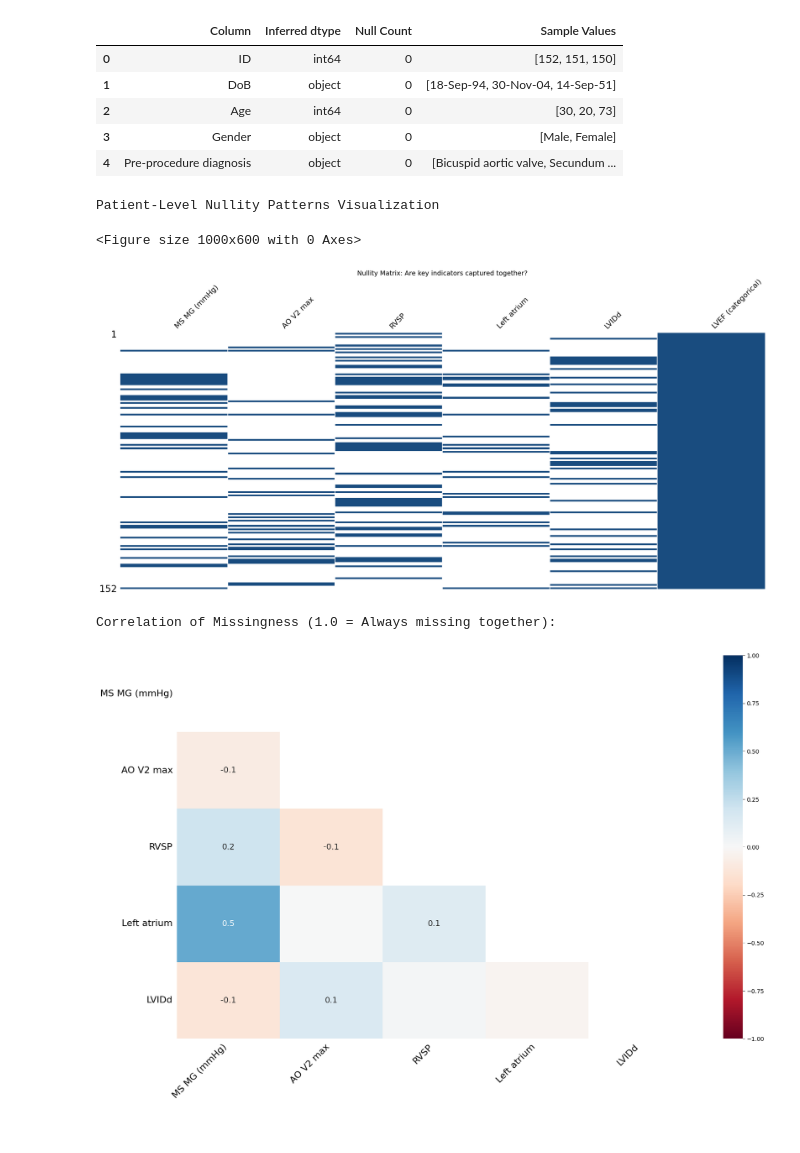
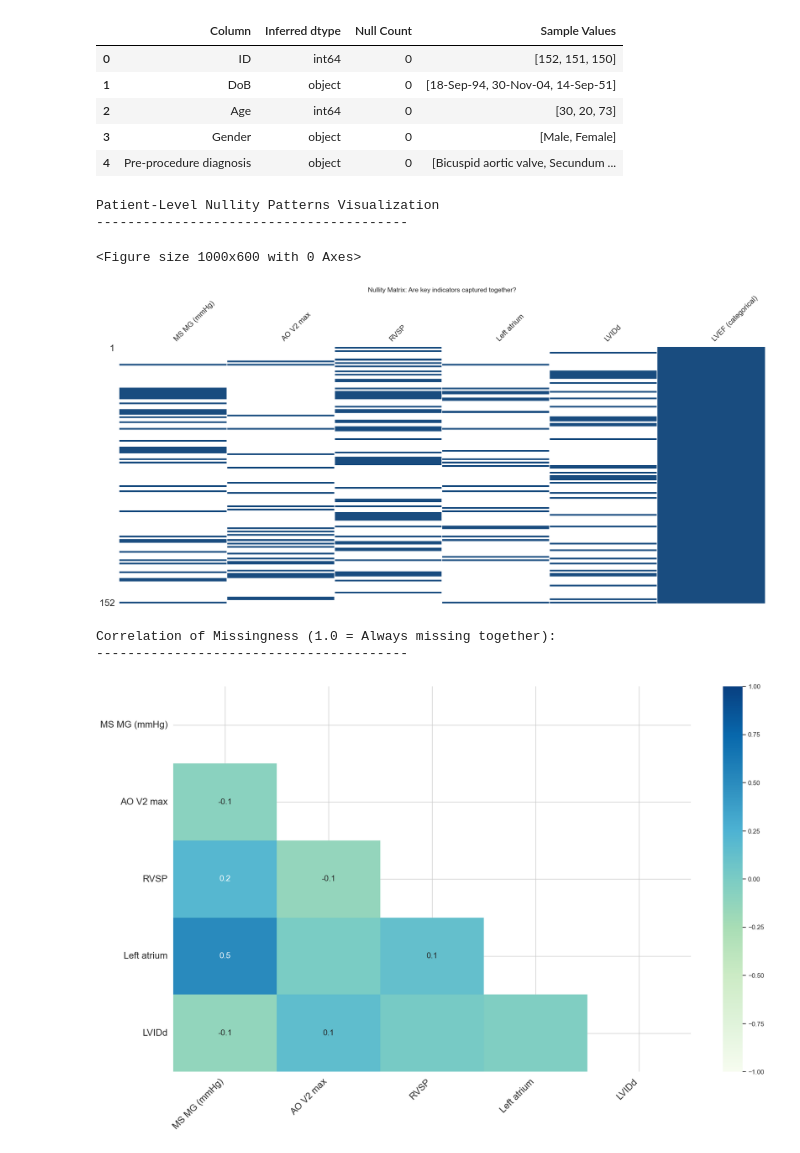
Before and after one commit to enrodri/phl_2025, a Jupyter notebook: phl_2025_1.ipynb, the cells around one changed output. Drawn from its saved outputs; the diff is of its cells as text; code cells hidden in the pictures.

Commit message:
Added the visualizer class for charts and other graphics

```diff
--- a/phl_2025_1.ipynb
+++ b/phl_2025_1.ipynb
@@ -457,11 +656,15 @@ class calculator:
 # 4. EXECUTIONS
 # ==========================================
 df = pd.read_csv('phl_2025.csv')
+# Set theme for visualizations
+sns.set_theme(style="whitegrid")
+plt.rcParams['axes.prop_cycle'] = plt.cycler(color=sns.color_palette("YlOrRd", 6))
 
 '''
 Step 1: Baseline Integrity Audit
 '''
-audit_report = auditor(df).report()
+aud = auditor(df)
+audit_report = aud.report()
 audit_report.head()
 # %% [output]
 Current columns by category:
@@ -490,36 +693,35 @@ All medications list generated: all_medications_report.csv.
 # %%
 '''
 Step 2: Patient-Level Nullity Correlation
 '''
 # Executing the 'Refinery': Mapping raw text to a multi-dimensional severity matrix.
-parsed = extractor(df).transform()
-parsed = calculator(parsed).medication_index()
+ext = extractor(df)
+parsed = ext.transform()
+parsed = ext.disease_profiler()
+calc = calculator(parsed)
+calculated = calc.medication_index()
+# This ensures we include the feature engineered columns from the extractor class
+aud = auditor(parsed)
+
+print('')
 
 # Identifying if variables are 'missing together' (Systemic Triage) or 'randomly missing' (Data entry error).
 key_vars = [
     'MS MG (mmHg)', 'AO V2 max', 'RVSP',
     'Left atrium', 'LVIDd', 'LVEF (categorical)'
 ]
 
 # Filter for relevant columns that exist in parsed
-available_keys = [v for v in key_vars if v in parsed.columns]
-
-print("Patient-Level Nullity Patterns Visualization")
-plt.figure(figsize=(10, 6))
-msno.matrix(parsed[available_keys], sparkline=False, color=(0.1, 0.3, 0.5))
-plt.title("Nullity Matrix: Are key indicators captured together?", fontsize=14)
-plt.show()
-
-# This is the 'Smoking Gun' for Imputation
-print("Correlation of Missingness (1.0 = Always missing together):")
-msno.heatmap(parsed[available_keys])
-plt.show()
+viz = visualizer(parsed)
+nullity_patterns = viz.patient_nullity(key_vars)
 # %% [output]
 Patient-Level Nullity Patterns Visualization
+----------------------------------------
 <Figure size 1000x600 with 0 Axes>
-[figure, old version]
+[figure, new version]
 Correlation of Missingness (1.0 = Always missing together):
+----------------------------------------
-[figure, old version]
+[figure, new version]
 # %%
 '''
 Step 3: Stratified Missingness & Triage Proxy Audit
```
Also changed, not shown: parts of 10 cells of this notebook, 14 other files.
